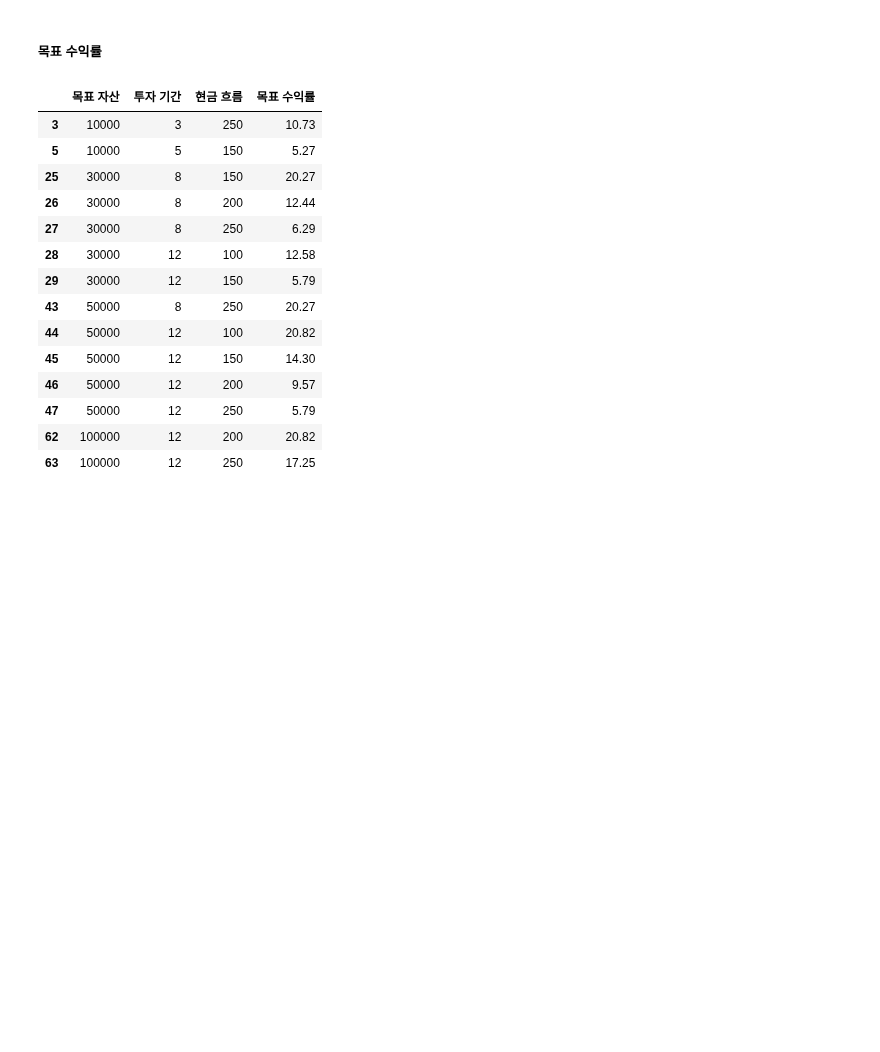
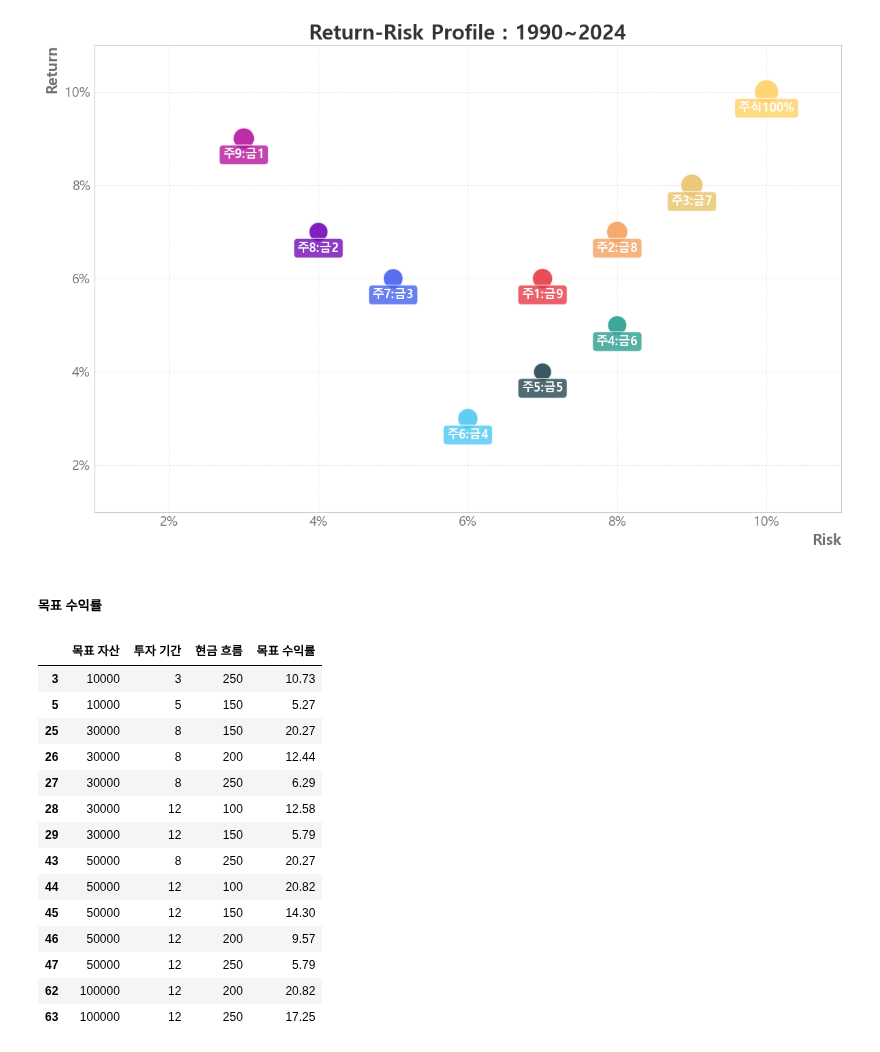
Before and after one commit to sdjhs0327/ws_fn, a Jupyter notebook: strategy/99_01_Report_RV.ipynb, the cells around one changed output. Drawn from its saved outputs; the diff is of its cells as text; code cells hidden in the pictures; blank space fills up the shorter version.

```diff
--- a/strategy/99_01_Report_RV.ipynb
+++ b/strategy/99_01_Report_RV.ipynb
@@ -26,6 +26,62 @@ sns.set_style('whitegrid')
 plt.rcParams['font.family'] = 'Malgun Gothic'
 plt.rcParams['axes.unicode_minus'] = False
 plt.rcParams["figure.figsize"] = (10,6)
+# %%
+import matplotlib.pyplot as plt
+from matplotlib.ticker import FuncFormatter
+
+# 데이터
+x = [7, 8, 9, 8, 7, 6, 5, 4, 3, 10]
+y = [6, 7, 8, 5, 4, 3, 6, 7, 9, 10]
+labels = ["주1:금9", "주2:금8", "주3:금7", "주4:금6", "주5:금5", "주6:금4", "주7:금3", "주8:금2", "주9:금1", "주식100%"]
+
+# 색상 및 크기 설정
+colors = ["#E63946", "#F4A261", "#E9C46A", "#2A9D8F", "#264653", "#4CC9F0", "#4361EE", "#7209B7", "#B5179E", "#FFD166"]
+sizes = [500, 550, 600, 450, 400, 500, 480, 450, 550, 700]
+
+# 그래프 설정
+fig, ax = plt.subplots(figsize=(12, 8))
+
+# 점 그리기
+scatter = ax.scatter(x, y, c=colors, s=sizes, edgecolors="white", linewidth=2, alpha=0.9)
+
+
+# 데이터 레이블 추가
+for i, label in enumerate(labels):
+    plt.text(
+        x[i], y[i]-0.35, label, fontsize=13, ha="center", va="center",
+        color="white", fontweight="bold", bbox=dict(facecolor=colors[i], alpha=0.8, boxstyle="round,pad=0.3")
+    )
+
+
+# % 단위를 추가하는 포맷터 함수 정의
+def percent_formatter(x, pos):
+    return f"{int(x)}%"
+
+# X축, Y축에 % 포맷터 적용
+plt.gca().xaxis.set_major_formatter(FuncFormatter(percent_formatter))
+plt.gca().yaxis.set_major_formatter(FuncFormatter(percent_formatter))
+# 눈금과 축 간격 줄이기
+plt.gca().tick_params(axis="x", pad=1)  # X축 눈금 패딩 조정
+plt.gca().tick_params(axis="y", pad=1)  # Y축 눈금 패딩 조정
+
+# 축 설정
+plt.title("Return-Risk Profile : 1990~2024", fontsize=22, fontweight="bold", color="#333333")
+plt.xlabel("Risk", fontsize=16, labelpad=5, fontweight="bold", color="#6E6E6E", loc="right")
+plt.ylabel("Return", fontsize=16, labelpad=5, fontweight="bold", color="#6E6E6E", loc="top")
+plt.xticks(fontsize=14, color="#6E6E6E")
+plt.yticks(fontsize=14, color="#6E6E6E")
+plt.xlim(1, 11)
+plt.ylim(1, 11)
+plt.grid(color="#E0E0E0", linestyle="--", linewidth=0.7, alpha=0.7)
+
+
+# 저장 및 출력
+plt.tight_layout()
+## plt.savefig("return_risk_profile_vibrant.png", dpi=300)
+plt.show()
+# %% [output]
+[figure, added]
 # %%
 def cal_ret(k, s, c, t):
     '''
```
